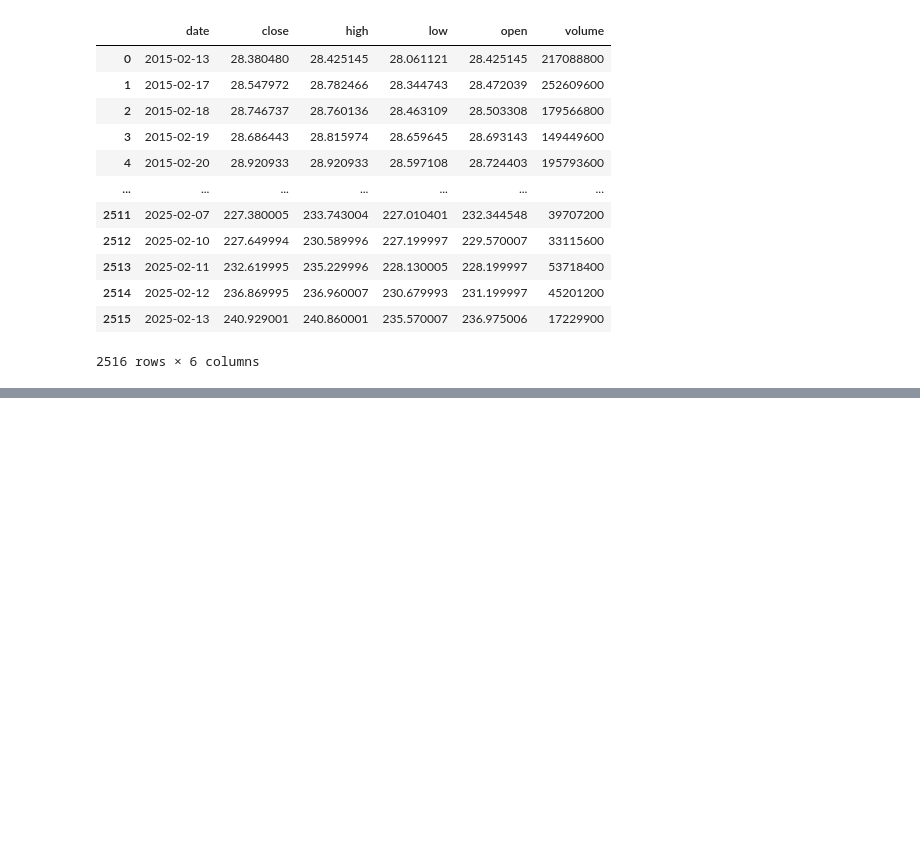
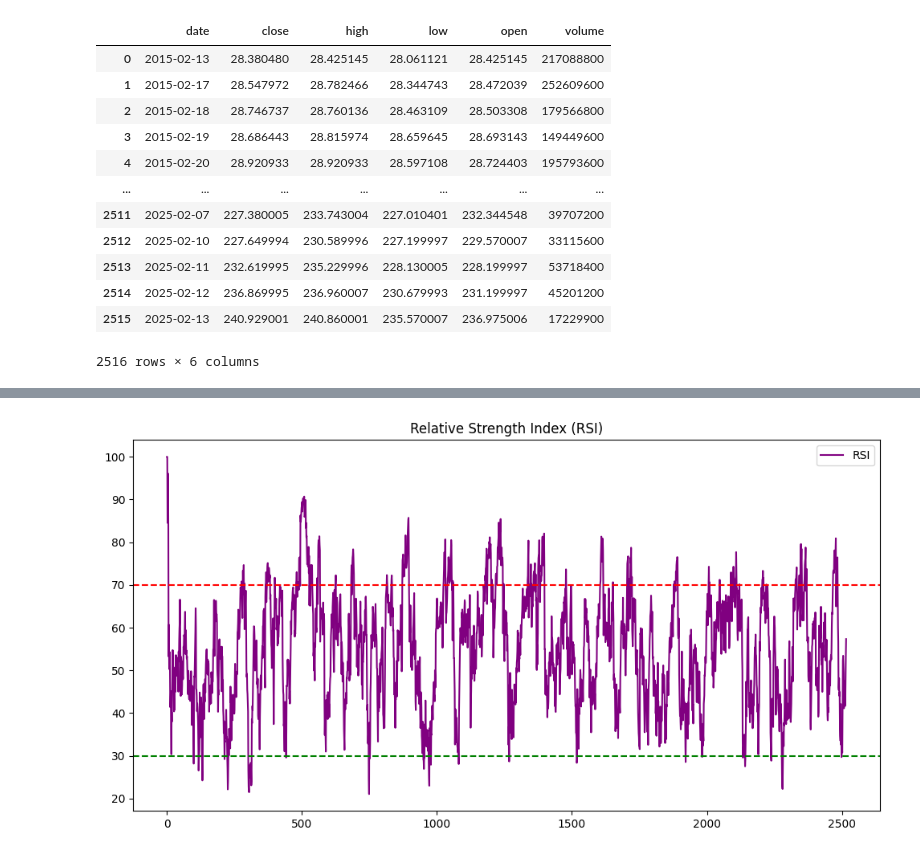
Before and after one commit to akhii-leesh/StockPricePrediction, a Jupyter notebook: stockprice.ipynb, the cells around one changed output, grey strips where cells are left out. Saved outputs shown, nothing was run; the diff lists cells and outputs as text; code cells hidden in the pictures; blank space fills up the shorter version.

```diff
--- a/stockprice.ipynb
+++ b/stockprice.ipynb
@@ -166,0 +204,11 @@ stock_data["CCI"] = TA.CCI(stock_data)
+# %%
+# relative strength index
+plt.figure(figsize=(12,6))
+plt.plot(stock_data.index, stock_data["RSI"], label="RSI", color='purple')
+plt.axhline(70, linestyle='dashed', color='red')  # Overbought
+plt.axhline(30, linestyle='dashed', color='green')  # Oversold
+plt.title("Relative Strength Index (RSI)")
+plt.legend()
+plt.show()
+# %% [output]
+[figure, added]
```
Also changed, not shown: parts of 5 cells of this notebook, 1 other file.
